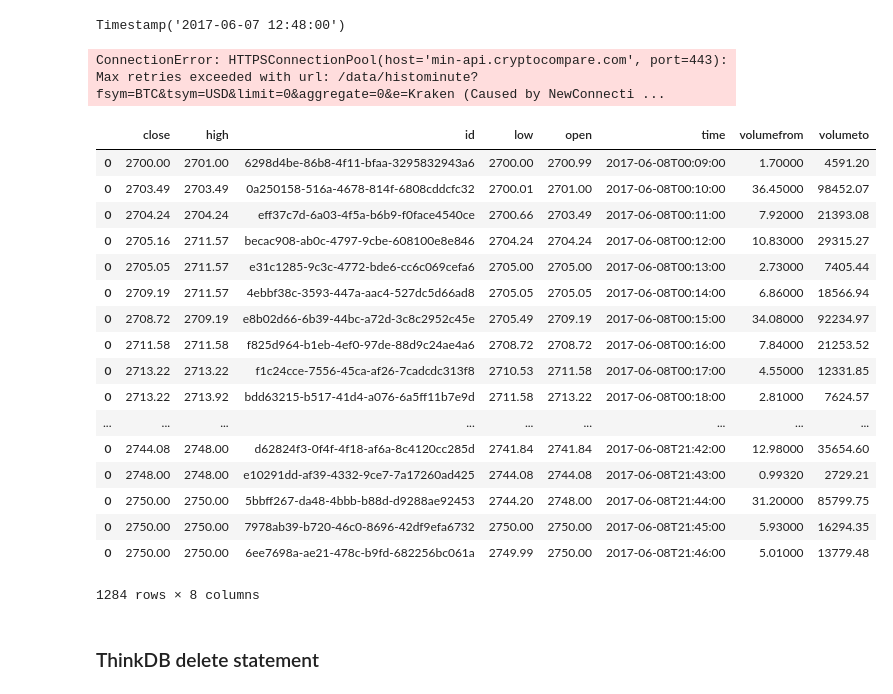
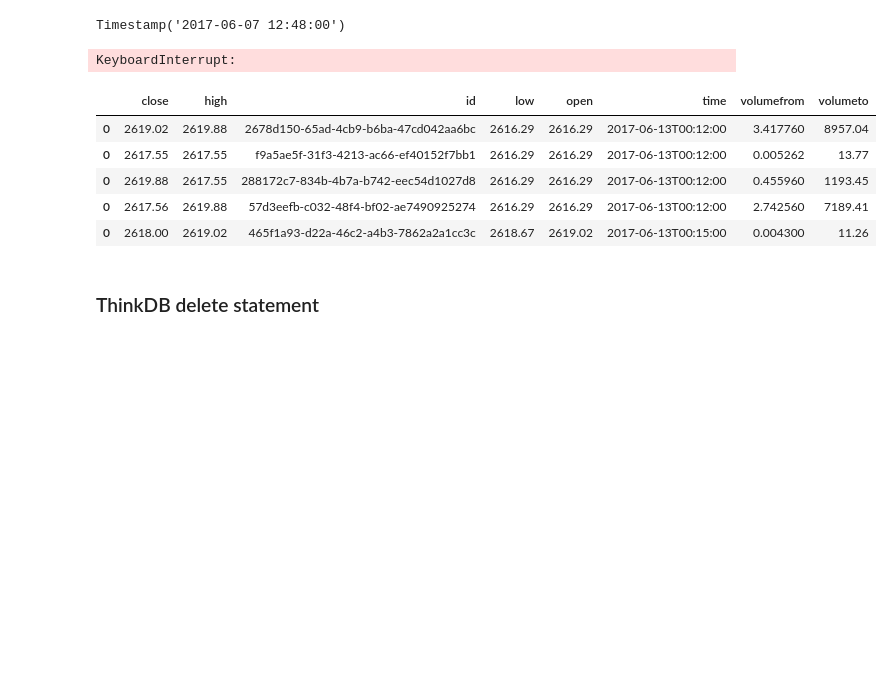
Before and after one commit to kuatroka/algo_dev, a Jupyter notebook: cryptocoin extraction script.ipynb, the cells around one changed output. Saved outputs shown, nothing was run; the diff lists cells and outputs as text; code cells hidden in the pictures; blank space fills up the shorter version.

```diff
--- a/cryptocoin extraction script.ipynb
+++ b/cryptocoin extraction script.ipynb
@@ -223,7 +228,7 @@ import pandas as pd
 
 r.connect( "localhost", 28015).repl()
 
-url = 'https://min-api.cryptocompare.com/data/histominute?fsym=BTC&tsym=USD&limit=0&aggregate=0&e=Kraken'
+url = 'https://min-api.cryptocompare.com/data/histominute?fsym=BTC&tsym=USD&limit=10&aggregate=0&e=Kraken'
 def data_extract(url):
     l1 = list()
     while True:
@@ -236,46 +241,34 @@ def data_extract(url):
 
 
         #display(df)
-        r.db("COIN_PRICES").table("BTCUSD").insert(url_output[0]).run()
+        r.db("COIN_PRICES").table("BTCUSD").insert(url_output).run()
         time.sleep(60)
 
 
 data_extract(url)
 # %% [output]
-ConnectionError: HTTPSConnectionPool(host='min-api.cryptocompare.com', port=443): Max retries exceeded with url: /data/histominute?fsym=BTC&tsym=USD&limit=0&aggregate=0&e=Kraken (Caused by NewConnecti ...
+KeyboardInterrupt:
 # %%
 from IPython.display import display
 import numpy as np
 np.set_printoptions(suppress=True)
 from_db = r.db("COIN_PRICES").table("BTCUSD").run()
 df_from_db = pd.DataFrame()
 for i in from_db:
 
     df_from_db = df_from_db.append(pd.io.json.json_normalize(i))
 
 #df_from_db.time = pd.to_datetime(df_from_db.time, unit='s')
 # df_from_db.set_index(df_from_db.time, inplace=True)
 # df_from_db.drop(['time'],inplace=True)
-df_from_db.sort(columns='time')
+df_from_db.sort(columns='time').tail()
 # %% [output]
 |  | close | high | id | low | open | time | volumefrom | volumeto |
-| 0 | 2700.00 | 2701.00 | 6298d4be-86b8-4f11-bfaa-3295832943a6 | 2700.00 | 2700.99 | 2017-06-08T00:09:00 | 1.70000 | 4591.20 |
-| 0 | 2703.49 | 2703.49 | 0a250158-516a-4678-814f-6808cddcfc32 | 2700.01 | 2701.00 | 2017-06-08T00:10:00 | 36.45000 | 98452.07 |
-| 0 | 2704.24 | 2704.24 | eff37c7d-6a03-4f5a-b6b9-f0face4540ce | 2700.66 | 2703.49 | 2017-06-08T00:11:00 | 7.92000 | 21393.08 |
-| 0 | 2705.16 | 2711.57 | becac908-ab0c-4797-9cbe-608100e8e846 | 2704.24 | 2704.24 | 2017-06-08T00:12:00 | 10.83000 | 29315.27 |
-| 0 | 2705.05 | 2711.57 | e31c1285-9c3c-4772-bde6-cc6c069cefa6 | 2705.00 | 2705.00 | 2017-06-08T00:13:00 | 2.73000 | 7405.44 |
-| 0 | 2709.19 | 2711.57 | 4ebbf38c-3593-447a-aac4-527dc5d66ad8 | 2705.05 | 2705.05 | 2017-06-08T00:14:00 | 6.86000 | 18566.94 |
-| 0 | 2708.72 | 2709.19 | e8b02d66-6b39-44bc-a72d-3c8c2952c45e | 2705.49 | 2709.19 | 2017-06-08T00:15:00 | 34.08000 | 92234.97 |
-| 0 | 2711.58 | 2711.58 | f825d964-b1eb-4ef0-97de-88d9c24ae4a6 | 2708.72 | 2708.72 | 2017-06-08T00:16:00 | 7.84000 | 21253.52 |
-| 0 | 2713.22 | 2713.22 | f1c24cce-7556-45ca-af26-7cadcdc313f8 | 2710.53 | 2711.58 | 2017-06-08T00:17:00 | 4.55000 | 12331.85 |
-| 0 | 2713.22 | 2713.92 | bdd63215-b517-41d4-a076-6a5ff11b7e9d | 2711.58 | 2713.22 | 2017-06-08T00:18:00 | 2.81000 | 7624.57 |
-| ... | ... | ... | ... | ... | ... | ... | ... | ... |
-| 0 | 2744.08 | 2748.00 | d62824f3-0f4f-4f18-af6a-8c4120cc285d | 2741.84 | 2741.84 | 2017-06-08T21:42:00 | 12.98000 | 35654.60 |
-| 0 | 2748.00 | 2748.00 | e10291dd-af39-4332-9ce7-7a17260ad425 | 2744.08 | 2744.08 | 2017-06-08T21:43:00 | 0.99320 | 2729.21 |
-| 0 | 2750.00 | 2750.00 | 5bbff267-da48-4bbb-b88d-d9288ae92453 | 2744.20 | 2748.00 | 2017-06-08T21:44:00 | 31.20000 | 85799.75 |
-| 0 | 2750.00 | 2750.00 | 7978ab39-b720-46c0-8696-42df9efa6732 | 2750.00 | 2750.00 | 2017-06-08T21:45:00 | 5.93000 | 16294.35 |
-| 0 | 2750.00 | 2750.00 | 6ee7698a-ae21-478c-b9fd-682256bc061a | 2749.99 | 2750.00 | 2017-06-08T21:46:00 | 5.01000 | 13779.48 |
+| 0 | 2619.02 | 2619.88 | 2678d150-65ad-4cb9-b6ba-47cd042aa6bc | 2616.29 | 2616.29 | 2017-06-13T00:12:00 | 3.417760 | 8957.04 |
+| 0 | 2617.55 | 2617.55 | f9a5ae5f-31f3-4213-ac66-ef40152f7bb1 | 2616.29 | 2616.29 | 2017-06-13T00:12:00 | 0.005262 | 13.77 |
+| 0 | 2619.88 | 2617.55 | 288172c7-834b-4b7a-b742-eec54d1027d8 | 2616.29 | 2616.29 | 2017-06-13T00:12:00 | 0.455960 | 1193.45 |
+| 0 | 2617.56 | 2619.88 | 57d3eefb-c032-48f4-bf02-ae7490925274 | 2616.29 | 2616.29 | 2017-06-13T00:12:00 | 2.742560 | 7189.41 |
+| 0 | 2618.00 | 2619.02 | 465f1a93-d22a-46c2-a4b3-7862a2a1cc3c | 2618.67 | 2619.02 | 2017-06-13T00:15:00 | 0.004300 | 11.26 |
-1284 rows × 8 columns
 # %% [markdown]
 ### ThinkDB delete statement
 # %%
```
Also changed, not shown: parts of 4 cells of this notebook.
